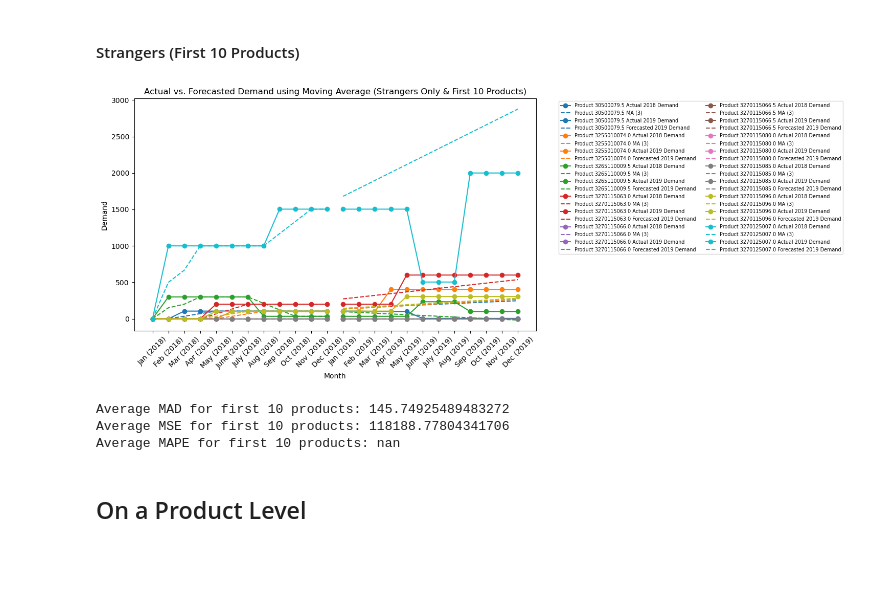
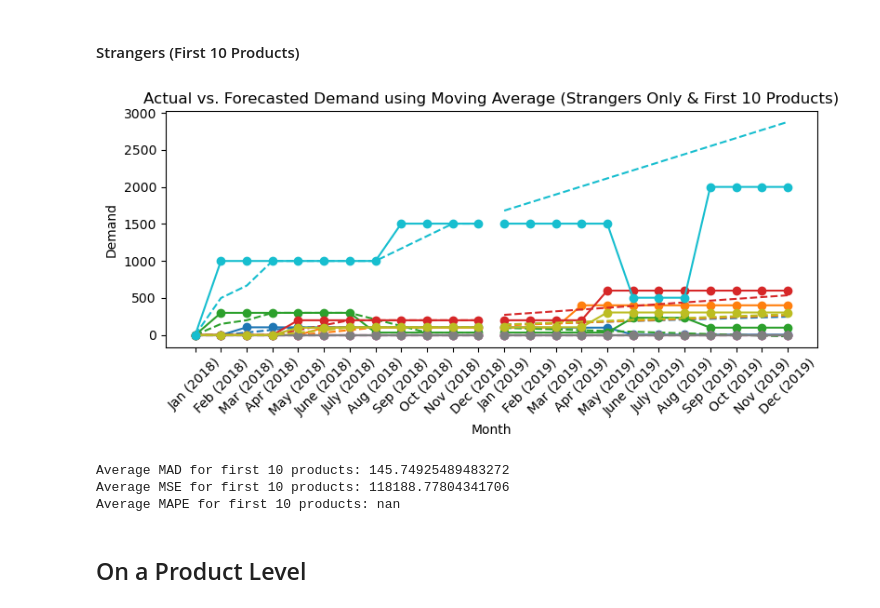
Before and after one commit to achchala/inventory-forecasting, a Jupyter notebook: moving_average.ipynb, the cells around one changed output. Drawn from its saved outputs; the diff is of its cells as text; code cells hidden in the pictures; blank space fills up the shorter version.

```diff
--- a/moving_average.ipynb
+++ b/moving_average.ipynb
@@ -330,7 +329,7 @@ start_index_2019 = df_selected.columns.get_loc("Jan (2019)")
 end_index_2019 = df_selected.columns.get_loc("Dec (2019)")
 
 # Initialize a plot
-plt.figure(figsize=(15, 6))
+plt.figure(figsize=(8, 4))
 colors = plt.cm.tab10(np.linspace(0, 1, 10))
 
 num_products_processed = 0
@@ -377,35 +376,35 @@ for product_id, row in df_selected.iterrows():
             errors = test_data.values - forecast_moving_avg.flatten()
 
             # Calculate MAD, MSE, MAPE
             mad = np.mean(np.abs(errors))
             mse = np.mean(errors**2)
             mape = np.mean(np.abs(errors / test_data.values)) * 100
 
             # Store the calculated metrics
             mad_list.append(mad)
             mse_list.append(mse)
             mape_list.append(mape)
 
     # Increment the counter
     num_products_processed += 1
 
 plt.xlabel('Month')
 plt.ylabel('Demand')
 plt.title('Actual vs. Forecasted Demand using Moving Average (Strangers Only & First 10 Products)')
 plt.xticks(rotation=45)
-plt.legend(bbox_to_anchor=(1.05, 1), loc='upper left', fontsize='x-small', ncol=2)
+# plt.legend(bbox_to_anchor=(1.05, 1), loc='upper left', fontsize='x-small', ncol=2)
 plt.tight_layout()
 plt.show()
 
 average_mad = np.mean(mad_list)
 average_mse = np.mean(mse_list)
 average_mape = np.mean(mape_list)
 
 print(f'Average MAD for first 10 products: {average_mad}')
 print(f'Average MSE for first 10 products: {average_mse}')
 print(f'Average MAPE for first 10 products: {average_mape}')
 # %% [output]
-[figure, old version]
+[figure, new version]
 Average MAD for first 10 products: 145.74925489483272
 Average MSE for first 10 products: 118188.77804341706
 Average MAPE for first 10 products: nan
```
Also changed, not shown: parts of 5 cells of this notebook, 2 other files.
